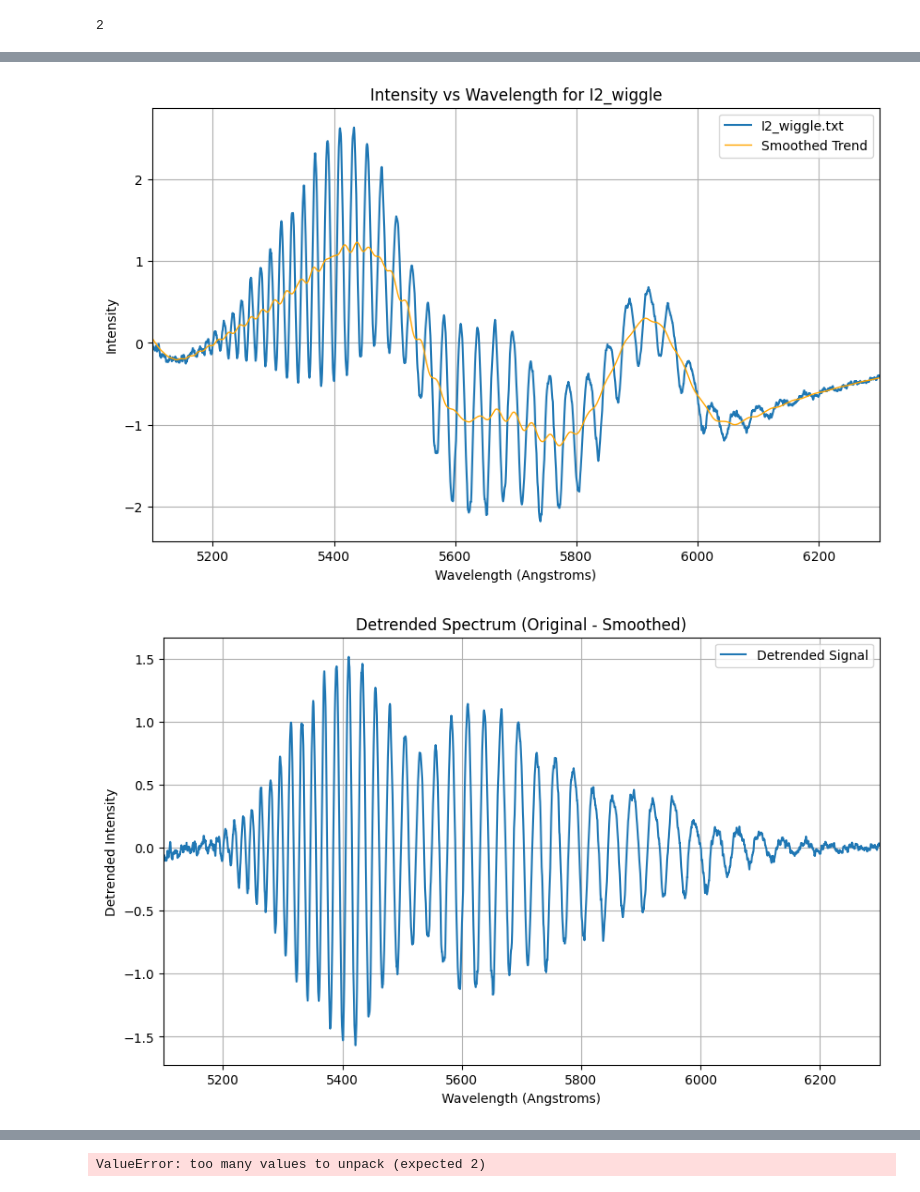
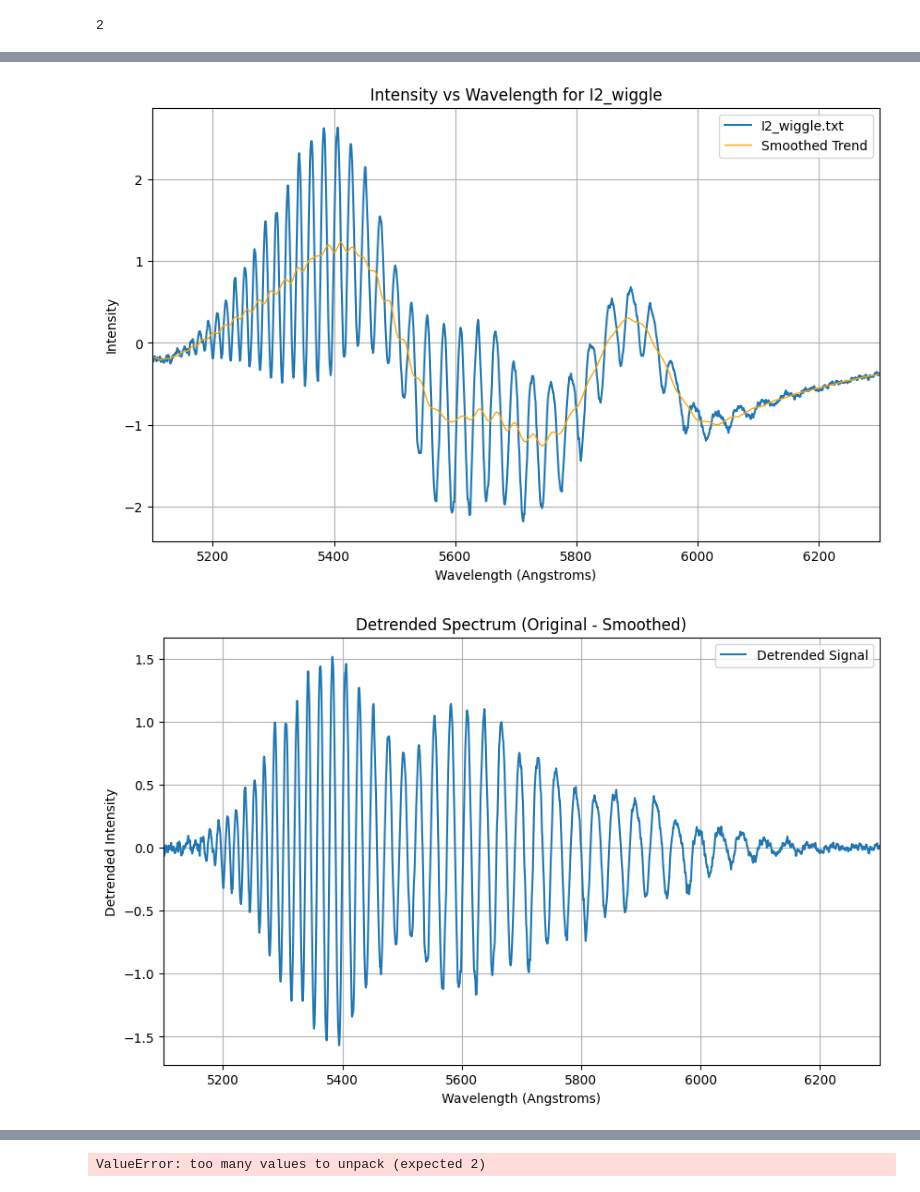
Before and after one commit to zbpetersbuf/CP1-24-final, a Jupyter notebook: zbpetersbuf/advlab3/Bi_sp.ipynb, the cells around one changed output, grey strips where cells are left out. Saved outputs shown, nothing was run; the diff lists cells and outputs as text; code cells hidden in the pictures.

```diff
--- a/zbpetersbuf/advlab3/Bi_sp.ipynb
+++ b/zbpetersbuf/advlab3/Bi_sp.ipynb
@@ -233,7 +233,7 @@ file_contents = absospec.read_files('I2_wiggle.txt')
 plt.figure(figsize=(10, 6))
 
 for file_path, data in file_contents.items():
-    time = [0.99*point[0] + 35.5 for point in data]
+    time = [0.98*point[0] + 35.5 for point in data]
     value = [point[1] for point in data]
 
     plt.plot(time, value, label=file_path.split('/')[-1])
@@ -267,7 +267,7 @@ file_contents = absospec.read_files('I2_wiggle.txt')
 plt.figure(figsize=(10, 6))
 
 for file_path, data in file_contents.items():
-    time = [0.99*point[0] + 35.5 for point in data]
+    time = [0.98*point[0] + 35.5 for point in data]
     value = [point[1] for point in data]
 
     plt.plot(time, value, label=file_path.split('/')[-1])
@@ -302,7 +302,7 @@ file_contents = spectrum.read_files('quartzbulb_no_I2.txt')
 plt.figure(figsize=(10, 6))
 
 for file_path, data in file_contents.items():
-    time = [0.985*point[0] + 35.505 for point in data]
+    time = [0.98*point[0] + 35.5 for point in data]
     value = [point[1] for point in data]
 
     plt.plot(time, value, label=file_path.split('/')[-1])
@@ -330,7 +330,7 @@ file_contents = absospec.read_files('I2_wiggle.txt')
 plt.figure(figsize=(10, 6))
 
 for file_path, data in file_contents.items():
-    time = [0.98489*point[0] + 335.50471 for point in data]
+    time = [0.98*point[0] + 35.5 for point in data]
     value = [point[1] for point in data]
 
     plt.plot(time, value, label=file_path.split('/')[-1])
@@ -354,41 +354,47 @@ xmax = 6300
 wl = 2000
 pol = 3
 # %%
+xmin = 5100
+xmax = 6300
+# window_length=2000, polyorder=3
+wl = 2000
+pol = 3
+
 import importlib
 import absospec
 importlib.reload(absospec)
 import sys
 import matplotlib.pyplot as plt
 import numpy as np
 
 sys.path.append('/workspaces/CP1-24-final/zbpetersbuf/advlab3data/')
 
 file_contents = absospec.read_files('I2_wiggle.txt')
 
 x_avg_start = 100
 bin_width = 5
 
 plt.figure(figsize=(10, 6))
 
 for file_path, data in file_contents.items():
-    wavelength = np.array([0.98489*point[0] + 35.50471 for point in data])
+    wavelength = np.array([0.98*point[0] + 35.5 for point in data])
     intensity = np.array([point[1] for point in data])
     smooth_intensity = savgol_filter(intensity, window_length=wl, polyorder=pol)
     plt.plot(wavelength, intensity, label=file_path.split('/')[-1])
     plt.plot(wavelength, smooth_intensity, color='orange', linewidth=1, label='Smoothed Trend')
 
 plt.xlabel('Wavelength (Angstroms)')
 plt.ylabel('Intensity')
 plt.title('Intensity vs Wavelength for I2_wiggle')
 
 #plt.xlim(3500, 7000)
 plt.xlim(xmin, xmax)
 
 plt.legend()
 plt.grid(True)
 plt.show()
 # %% [output]
-[figure, old version]
+[figure, new version]
 # %%
 import importlib
 import absospec
@@ -405,7 +411,7 @@ file_contents = absospec.read_files('I2_wiggle.txt')
 plt.figure(figsize=(10, 6))
 
 for file_path, data in file_contents.items():
-    wavelength = np.array([0.985*point[0] + 35.505 for point in data])
+    wavelength = np.array([0.98*point[0] + 35.5 for point in data])
     intensity = np.array([point[1] for point in data])
 
     # Apply Savitzky-Golay filter
@@ -427,4 +433,4 @@ plt.legend()
 plt.grid(True)
 plt.show()
 # %% [output]
-[figure, old version]
+[figure, new version]
```
Also changed, not shown: parts of 23 cells of this notebook, 3 other files.
